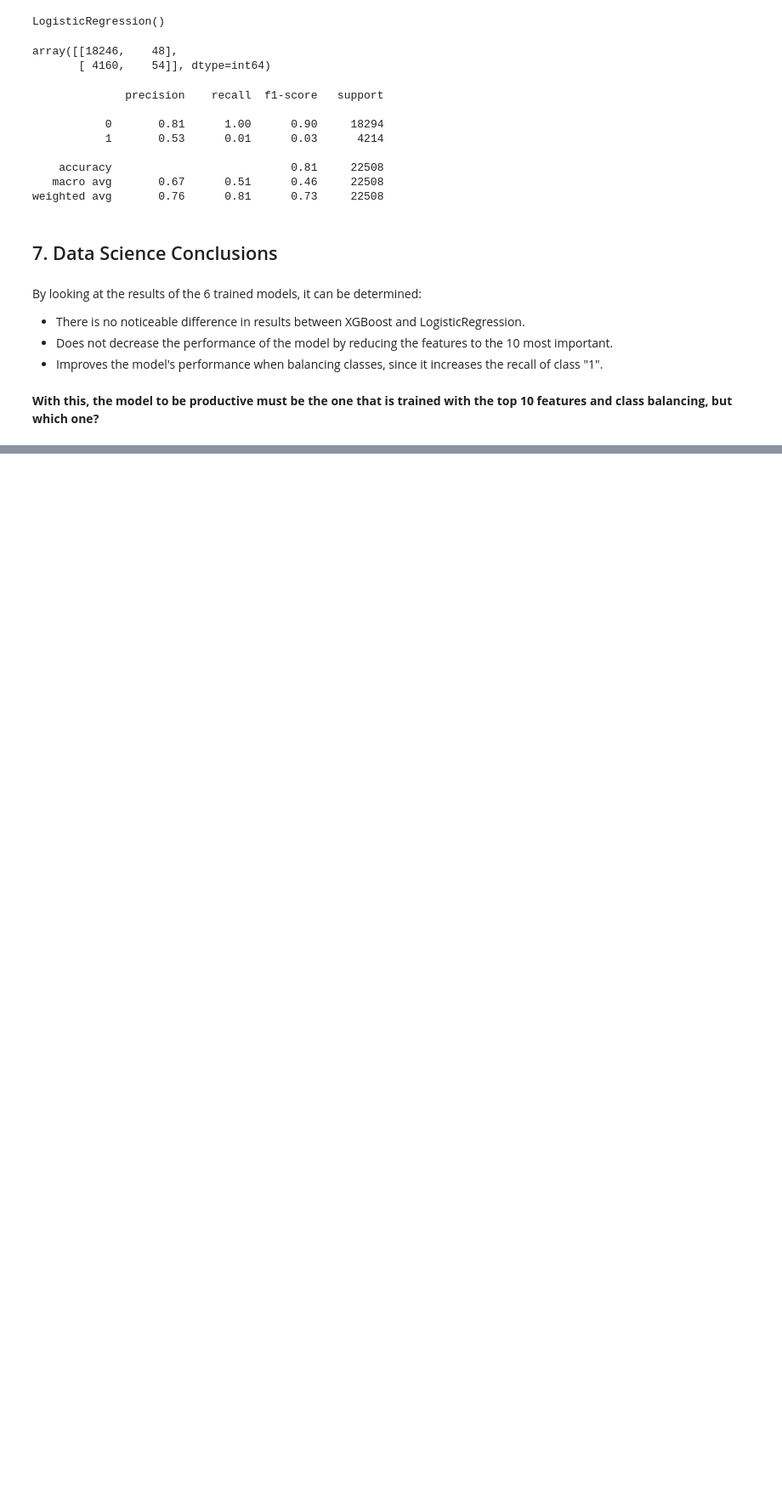
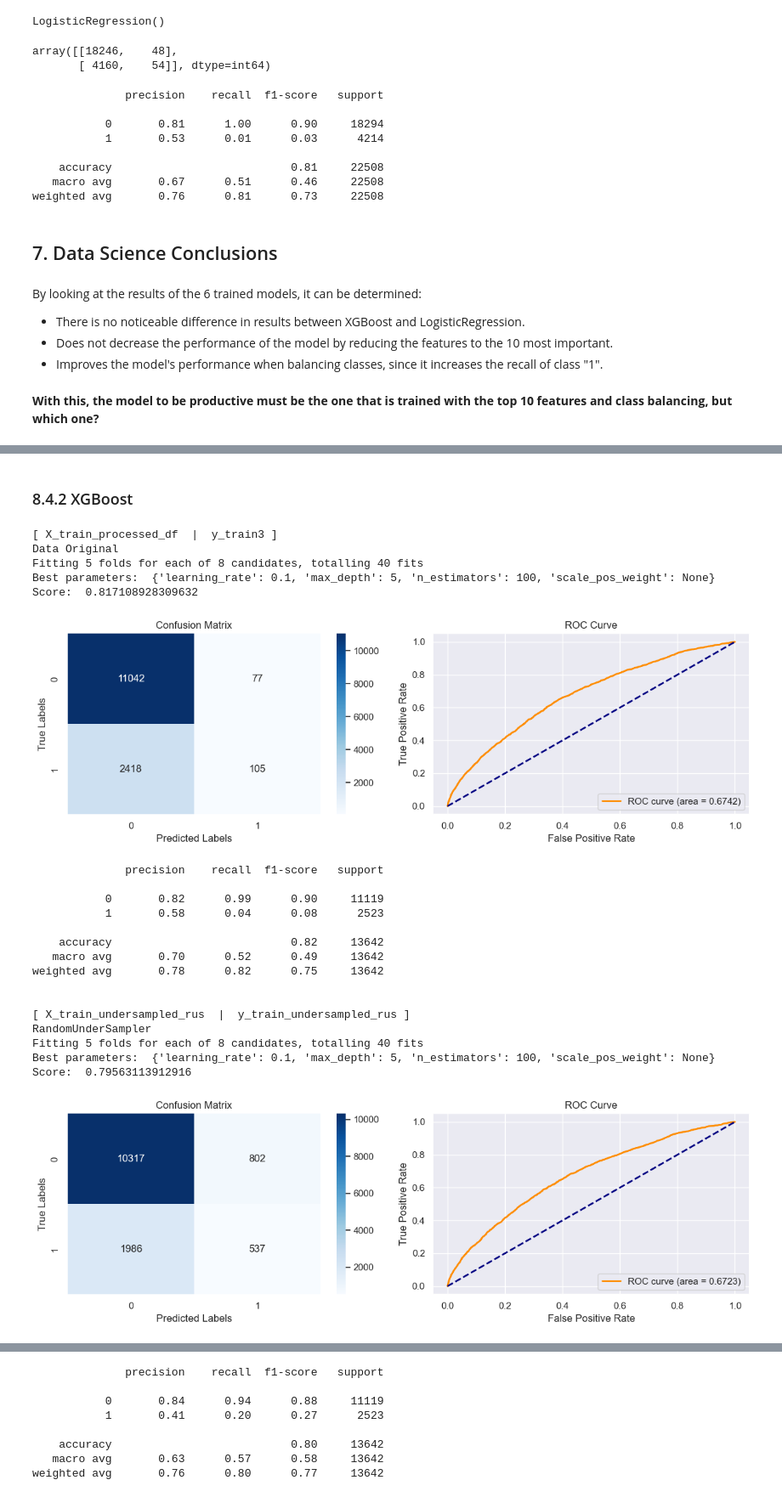
Before and after one commit to adnwalker/latam-challenge, a Jupyter notebook: challenge/exploration.ipynb, the cells around one changed output, grey strips where cells are left out. Shown at 85% size. Drawn from its saved outputs; the diff is of its cells as text; code cells hidden in the pictures; blank space fills up the shorter version.

```diff
--- a/challenge/exploration.ipynb
+++ b/challenge/exploration.ipynb
@@ -596,0 +960,56 @@ By looking at the results of the 6 trained models, it can be determined:
+# %% [markdown]
+
+### 8.4.2 XGBoost
+# %%
+# Listas de los nombres de variables a iterar
+x_names_dtype = ['X_train_processed_df', 'X_train_undersampled_rus', 'X_train_oversampled_ros']
+y_names_dtype = ['y_train3', 'y_train_undersampled_rus', 'y_train_oversampled_ros']
+data_types = ['Data Original', 'RandomUnderSampler','RandomOverSampler']
+
+
+modelo_nm = 'XG'
+# Acceso a las variable usando locals()
+i = 0
+
+param_grid = {
+    'n_estimators': [100],
+    'learning_rate': [0.01, 0.1],
+    'max_depth': [3, 5],
+    'scale_pos_weight':[None, 4.44]
+}
+
+# Iteración sobre el tipo de Dataset y la técnica de balanceo aplicada: original, undersampled_rus y oversampled_ros
+for x,y in zip(x_names_dtype,y_names_dtype):
+    X_train_load = locals()[x]
+    y_train_load = locals()[y]
+    print('[', x,' | ', y, ']')
+    print(data_types[i])
+    xg = xgb.XGBClassifier(random_state=42,max_depth=10)
+    best_params = grid_searching(xg, X_train_load, y_train_load, param_grid)
+    xg_best = xgb.XGBClassifier(random_state=42, **best_params)
+    dict_dtype_report[modelo_nm+'_'+data_types[i]], dict_dtype_auc[modelo_nm+'_'+data_types[i]]  = plot_model_performance(xg_best, X_train_load, y_train_load, X_test_processed_df, y_test3, data_types[i])
+    print()
+    i +=1
+# %% [output]
+[ X_train_processed_df  |  y_train3 ]
+Data Original
+Fitting 5 folds for each of 8 candidates, totalling 40 fits
+Best parameters:  {'learning_rate': 0.1, 'max_depth': 5, 'n_estimators': 100, 'scale_pos_weight': None}
+Score:  0.817108928309632
+[figure, added]
+              precision    recall  f1-score   support
+
+           0       0.82      0.99      0.90     11119
+           1       0.58      0.04      0.08      2523
+
+    accuracy                           0.82     13642
+   macro avg       0.70      0.52      0.49     13642
+weighted avg       0.78      0.82      0.75     13642
+
+
+[ X_train_undersampled_rus  |  y_train_undersampled_rus ]
+RandomUnderSampler
+Fitting 5 folds for each of 8 candidates, totalling 40 fits
+Best parameters:  {'learning_rate': 0.1, 'max_depth': 5, 'n_estimators': 100, 'scale_pos_weight': None}
+Score:  0.79563113912916
+[figure, added]
@@ -596,0 +1032,8 @@ By looking at the results of the 6 trained models, it can be determined:
+              precision    recall  f1-score   support
+
+           0       0.84      0.94      0.88     11119
+           1       0.41      0.20      0.27      2523
+
+    accuracy                           0.80     13642
+   macro avg       0.63      0.57      0.58     13642
+weighted avg       0.76      0.80      0.77     13642
```
Also changed, not shown: parts of 25 cells of this notebook.
